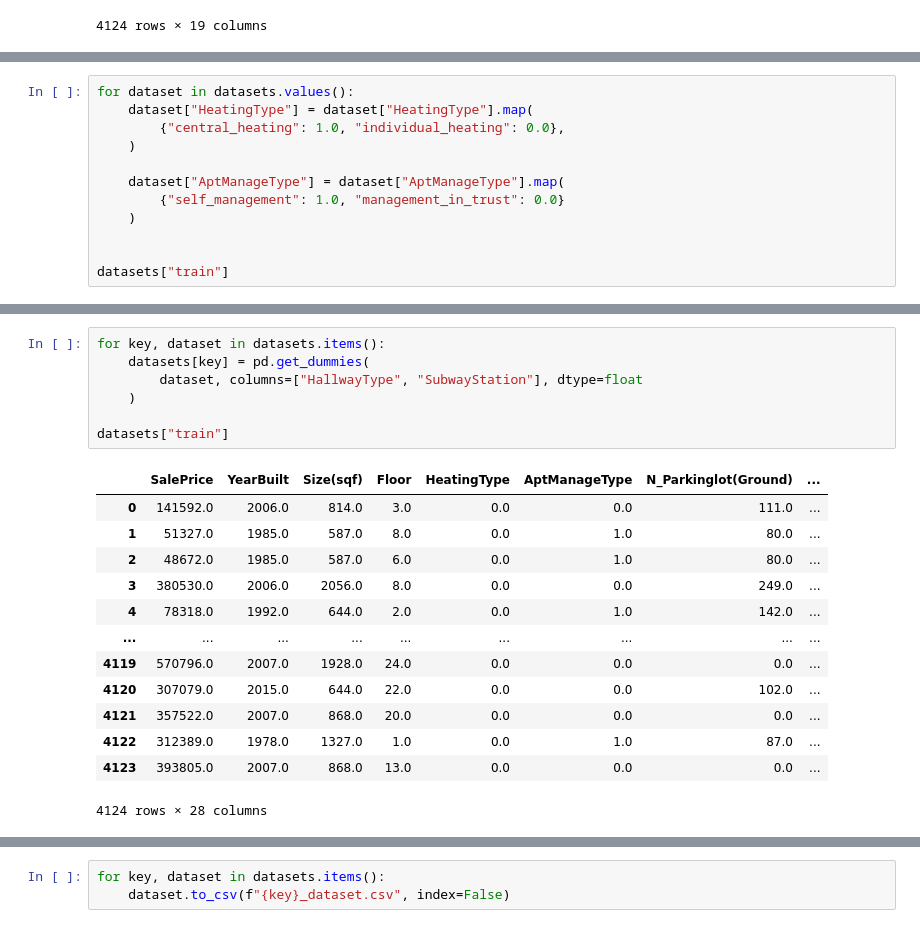
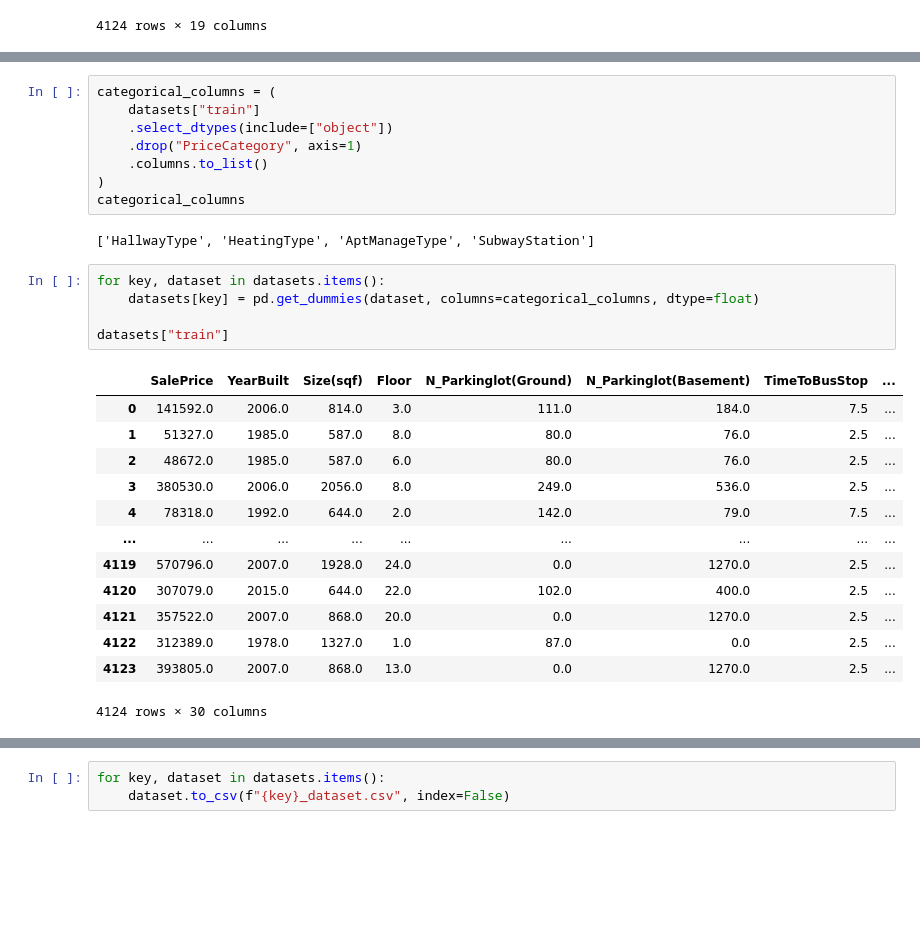
Before and after one commit to danmac423/PyTorch-Artificial-Neural-Networks, a Jupyter notebook: projekt_2/1.0_DM_data_analysis.ipynb, the cells around one changed output, grey strips where cells are left out. Drawn from its saved outputs; the diff is of its cells as text; blank space fills up the shorter version.

Commit message:
Add adjusments in categorical data encoding and data standarization

```diff
--- a/projekt_2/1.0_DM_data_analysis.ipynb
+++ b/projekt_2/1.0_DM_data_analysis.ipynb
@@ -179,15 +179,3 @@ TimeToSubway     5
 SubwayStation    8
 PriceCategory    3
 dtype: int64
-# %%
-for dataset in datasets.values():
-    dataset["HeatingType"] = dataset["HeatingType"].map(
-        {"central_heating": 1.0, "individual_heating": 0.0},
-    )
-
-    dataset["AptManageType"] = dataset["AptManageType"].map(
-        {"self_management": 1.0, "management_in_trust": 0.0}
-    )
-
-
-datasets["train"]
@@ -220,21 +182,29 @@ dtype: int64
+# %%
+categorical_columns = (
+    datasets["train"]
+    .select_dtypes(include=["object"])
+    .drop("PriceCategory", axis=1)
+    .columns.to_list()
+)
+categorical_columns
+# %% [output]
+['HallwayType', 'HeatingType', 'AptManageType', 'SubwayStation']
 # %%
 for key, dataset in datasets.items():
-    datasets[key] = pd.get_dummies(
-        dataset, columns=["HallwayType", "SubwayStation"], dtype=float
-    )
+    datasets[key] = pd.get_dummies(dataset, columns=categorical_columns, dtype=float)
 
 datasets["train"]
 # %% [output]
-|  | SalePrice | YearBuilt | Size(sqf) | Floor | HeatingType | AptManageType | N_Parkinglot(Ground) | ... |
-| 0 | 141592.0 | 2006.0 | 814.0 | 3.0 | 0.0 | 0.0 | 111.0 | ... |
-| 1 | 51327.0 | 1985.0 | 587.0 | 8.0 | 0.0 | 1.0 | 80.0 | ... |
-| 2 | 48672.0 | 1985.0 | 587.0 | 6.0 | 0.0 | 1.0 | 80.0 | ... |
-| 3 | 380530.0 | 2006.0 | 2056.0 | 8.0 | 0.0 | 0.0 | 249.0 | ... |
-| 4 | 78318.0 | 1992.0 | 644.0 | 2.0 | 0.0 | 1.0 | 142.0 | ... |
+|  | SalePrice | YearBuilt | Size(sqf) | Floor | N_Parkinglot(Ground) | N_Parkinglot(Basement) | TimeToBusStop | ... |
+| 0 | 141592.0 | 2006.0 | 814.0 | 3.0 | 111.0 | 184.0 | 7.5 | ... |
+| 1 | 51327.0 | 1985.0 | 587.0 | 8.0 | 80.0 | 76.0 | 2.5 | ... |
+| 2 | 48672.0 | 1985.0 | 587.0 | 6.0 | 80.0 | 76.0 | 2.5 | ... |
+| 3 | 380530.0 | 2006.0 | 2056.0 | 8.0 | 249.0 | 536.0 | 2.5 | ... |
+| 4 | 78318.0 | 1992.0 | 644.0 | 2.0 | 142.0 | 79.0 | 7.5 | ... |
 | ... | ... | ... | ... | ... | ... | ... | ... | ... |
-| 4119 | 570796.0 | 2007.0 | 1928.0 | 24.0 | 0.0 | 0.0 | 0.0 | ... |
-| 4120 | 307079.0 | 2015.0 | 644.0 | 22.0 | 0.0 | 0.0 | 102.0 | ... |
-| 4121 | 357522.0 | 2007.0 | 868.0 | 20.0 | 0.0 | 0.0 | 0.0 | ... |
-| 4122 | 312389.0 | 1978.0 | 1327.0 | 1.0 | 0.0 | 1.0 | 87.0 | ... |
-| 4123 | 393805.0 | 2007.0 | 868.0 | 13.0 | 0.0 | 0.0 | 0.0 | ... |
+| 4119 | 570796.0 | 2007.0 | 1928.0 | 24.0 | 0.0 | 1270.0 | 2.5 | ... |
+| 4120 | 307079.0 | 2015.0 | 644.0 | 22.0 | 102.0 | 400.0 | 2.5 | ... |
+| 4121 | 357522.0 | 2007.0 | 868.0 | 20.0 | 0.0 | 1270.0 | 2.5 | ... |
+| 4122 | 312389.0 | 1978.0 | 1327.0 | 1.0 | 87.0 | 0.0 | 2.5 | ... |
+| 4123 | 393805.0 | 2007.0 | 868.0 | 13.0 | 0.0 | 1270.0 | 2.5 | ... |
-4124 rows × 28 columns
+4124 rows × 30 columns
```
Also changed, not shown: parts of 8 cells of this notebook, 3 other files.
